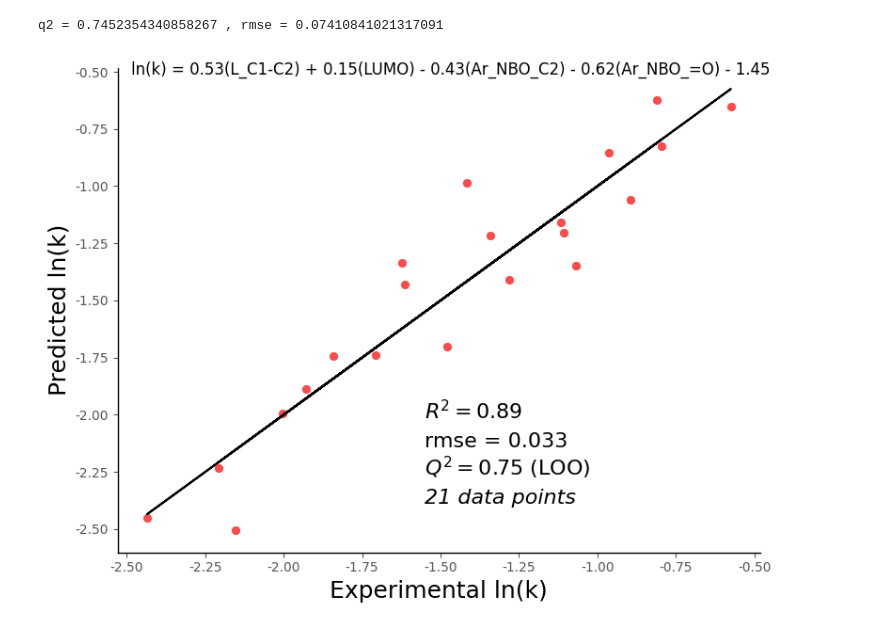
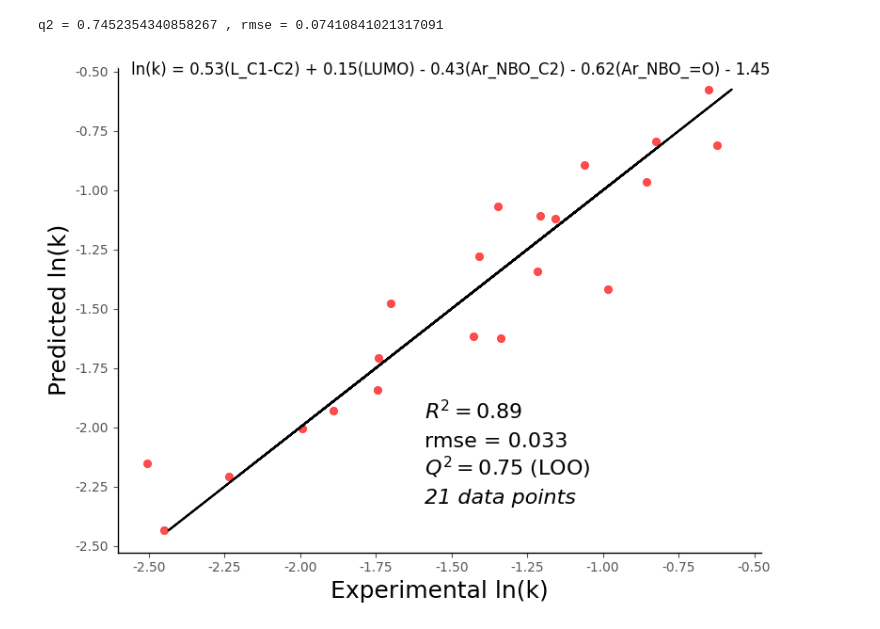
Before and after one commit to dennishcy/indigo_photoswitch, a Jupyter notebook: N_aryl_N_alkyl_indigo_MeCN.ipynb, the cells around one changed output. Cells and saved outputs as stored; diff of their text form; code cells hidden in the pictures.

```diff
--- a/N_aryl_N_alkyl_indigo_MeCN.ipynb
+++ b/N_aryl_N_alkyl_indigo_MeCN.ipynb
@@ -173,30 +174,30 @@ q2 = 0.7452354340858267 , rmse = 0.07410841021317091
 # %%
 from matplotlib.ticker import FormatStrFormatter
 
 plt.style.use('default')
 plt.style.use('ggplot')
 
 fig, ax = plt.subplots(figsize=(8, 6))
 
 ax.set_facecolor('w')
 
 ax.plot(y_pred1, y_pred1, color='k')
-ax.scatter(y_pred1, y1, edgecolor='r', facecolor='r', alpha=0.7)
+ax.scatter(y1, y_pred1, edgecolor='r', facecolor='r', alpha=0.7)
 ax.set_ylabel('Predicted ln(k)', fontsize=18, color='k')
 ax.set_xlabel('Experimental ln(k)', fontsize=18, color='k')
 ax.spines['bottom'].set_color('k')
 ax.spines['left'].set_color('k')
 ax.yaxis.set_major_formatter(FormatStrFormatter('%.2f'))
 ax.xaxis.set_major_formatter(FormatStrFormatter('%.2f'))
 
 fig.text(0.13, 0.96, 'ln(k) = 0.53(L_C1-C2) + 0.15(LUMO) - 0.43(Ar_NBO_C2) - 0.62(Ar_NBO_=O) - 1.45', fontsize = 12)
 fig.text(0.52, 0.35, '$R^2= 0.89$', fontsize = 16)
 fig.text(0.52, 0.30, 'rmse = 0.033', fontsize = 16)
 fig.text(0.52, 0.25, '$Q^2= 0.75$ (LOO)', fontsize = 16)
 fig.text(0.52, 0.20, '21 data points', fontsize = 16, style = 'italic')
 
 fig.tight_layout()
 
 plt.savefig('N_aryl_N_alkyl_indigo_MeCN.png', bbox_inches='tight')
 # %% [output]
-[figure, old version]
+[figure, new version]
```
Also changed, not shown: parts of 1 cell of this notebook, 1 other file.
